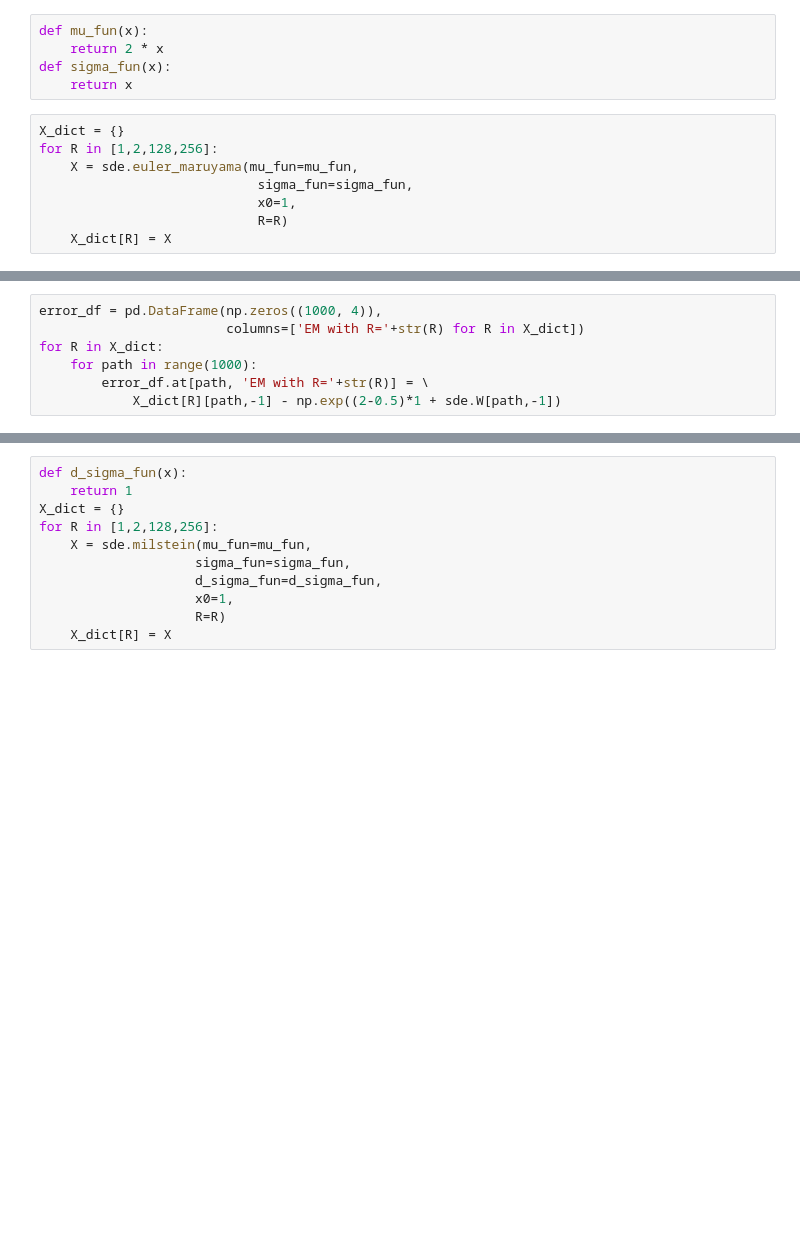
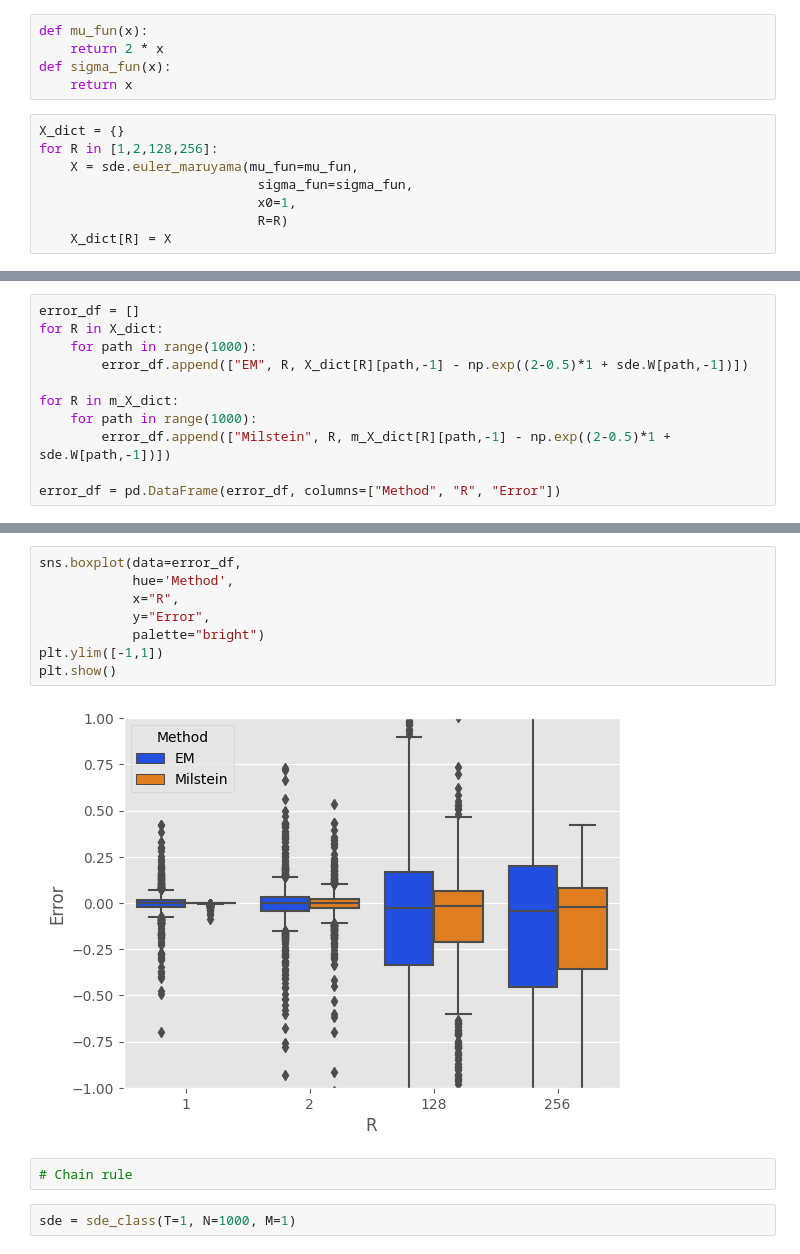
Before and after one commit to Yuqiu-Yang/sde, a Jupyter notebook: notebooks/sde.ipynb, the cells around one changed output, grey strips where cells are left out. Drawn from its saved outputs; the diff is of its cells as text; blank space fills up the shorter version.

```diff
--- a/notebooks/sde.ipynb
+++ b/notebooks/sde.ipynb
@@ -39,7 +68,11 @@ plt.tight_layout()
 # %%
-error_df = pd.DataFrame(np.zeros((1000, 4)),
-                        columns=['EM with R='+str(R) for R in X_dict])
+error_df = []
 for R in X_dict:
     for path in range(1000):
-        error_df.at[path, 'EM with R='+str(R)] = \
-            X_dict[R][path,-1] - np.exp((2-0.5)*1 + sde.W[path,-1])
+        error_df.append(["EM", R, X_dict[R][path,-1] - np.exp((2-0.5)*1 + sde.W[path,-1])])
+
+for R in m_X_dict:
+    for path in range(1000):
+        error_df.append(["Milstein", R, m_X_dict[R][path,-1] - np.exp((2-0.5)*1 + sde.W[path,-1])])
+
+error_df = pd.DataFrame(error_df, columns=["Method", "R", "Error"])
@@ -51,11 +79,14 @@ plt.show()
-# %%
-def d_sigma_fun(x):
-    return 1
-X_dict = {}
-for R in [1,2,128,256]:
-    X = sde.milstein(mu_fun=mu_fun,
-                    sigma_fun=sigma_fun,
-                    d_sigma_fun=d_sigma_fun,
-                    x0=1,
-                    R=R)
-    X_dict[R] = X
+# %%
+sns.boxplot(data=error_df,
+            hue='Method',
+            x="R",
+            y="Error",
+            palette="bright")
+plt.ylim([-1,1])
+plt.show()
+# %% [output]
+[figure, added]
+# %%
+# Chain rule
+# %%
+sde = sde_class(T=1, N=1000, M=1)
```
Also changed, not shown: parts of 11 cells of this notebook, 8 other files.
